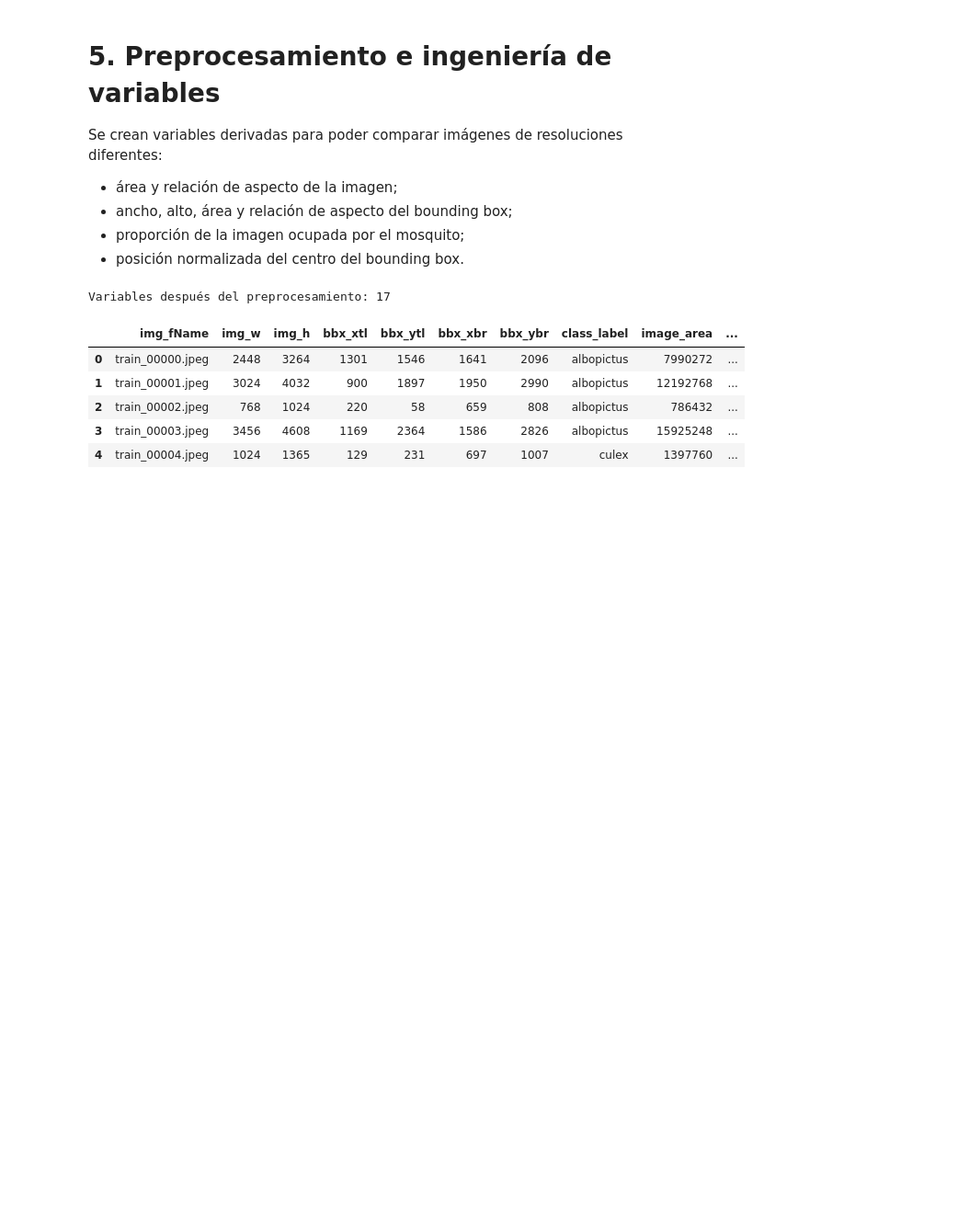
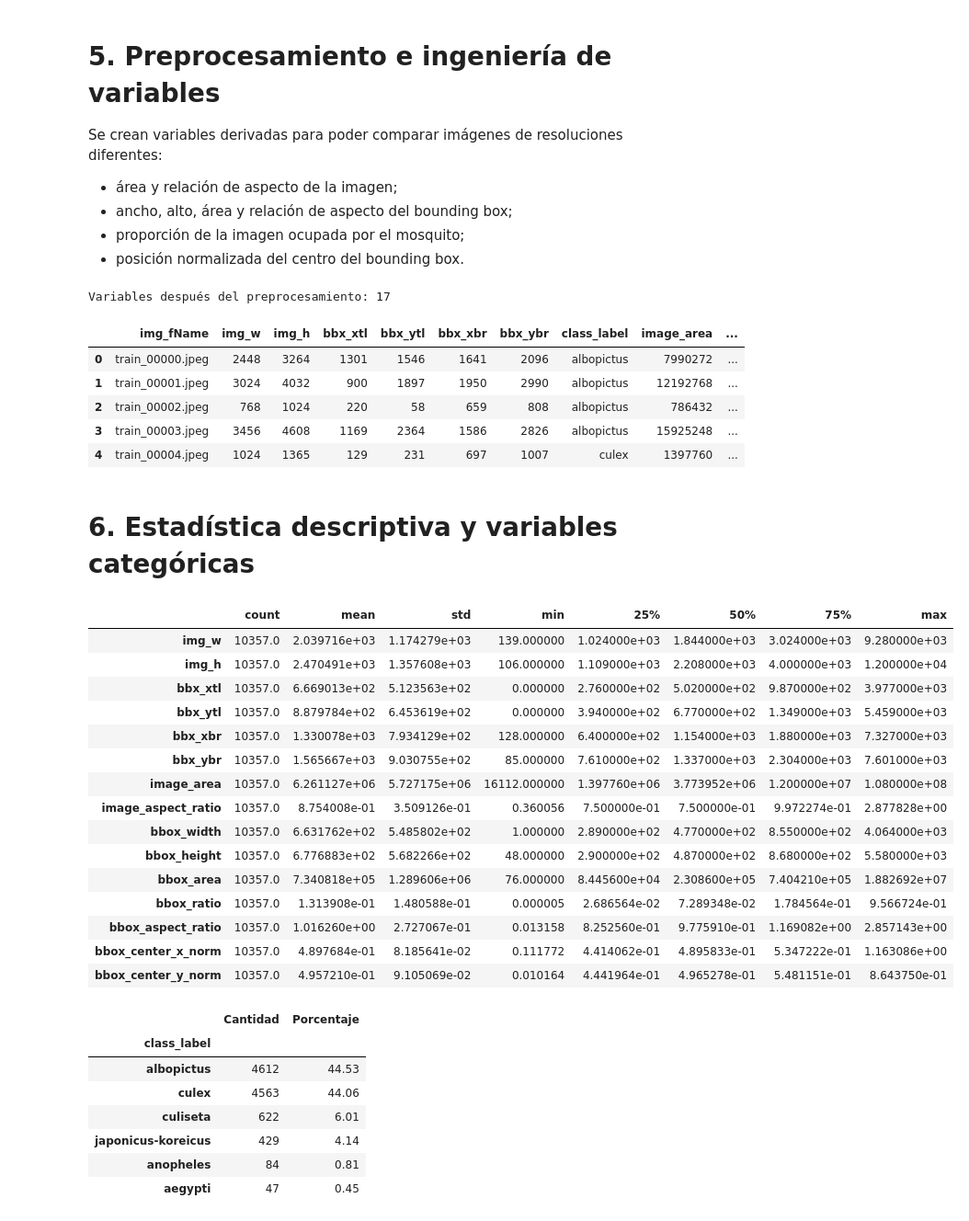
Before and after one commit to Ihan-Marroquin/Proyecto_data, a Jupyter notebook: Proyecto_2_MosquitoAlert.ipynb, the cells around one changed output. Shown at 92% size. Saved outputs shown, nothing was run; the diff lists cells and outputs as text; code cells hidden in the pictures; blank space fills up the shorter version.

```diff
--- a/Proyecto_2_MosquitoAlert.ipynb
+++ b/Proyecto_2_MosquitoAlert.ipynb
@@ -338,3 +338,50 @@ Variables después del preprocesamiento: 17
 | 2 | train_00002.jpeg | 768 | 1024 | 220 | 58 | 659 | 808 | albopictus | 786432 | ... |
 | 3 | train_00003.jpeg | 3456 | 4608 | 1169 | 2364 | 1586 | 2826 | albopictus | 15925248 | ... |
 | 4 | train_00004.jpeg | 1024 | 1365 | 129 | 231 | 697 | 1007 | culex | 1397760 | ... |
+# %% [markdown]
+# 6. Estadística descriptiva y variables categóricas
+# %%
+vars_num = [
+    "img_w","img_h","bbx_xtl","bbx_ytl","bbx_xbr","bbx_ybr",
+    "image_area","image_aspect_ratio","bbox_width","bbox_height",
+    "bbox_area","bbox_ratio","bbox_aspect_ratio",
+    "bbox_center_x_norm","bbox_center_y_norm"
+]
+
+resumen_num = df_clean[vars_num].describe().T
+display(resumen_num)
+resumen_num.to_csv(TABLES / "resumen_variables_numericas.csv")
+
+frecuencias = df_clean["class_label"].value_counts()
+porcentajes = df_clean["class_label"].value_counts(normalize=True) * 100
+tabla_clases = pd.DataFrame({
+    "Cantidad": frecuencias,
+    "Porcentaje": porcentajes.round(2)
+})
+display(tabla_clases)
+tabla_clases.to_csv(TABLES / "frecuencia_clases.csv")
+# %% [output]
+|  | count | mean | std | min | 25% | 50% | 75% | max |
+| img_w | 10357.0 | 2.039716e+03 | 1.174279e+03 | 139.000000 | 1.024000e+03 | 1.844000e+03 | 3.024000e+03 | 9.280000e+03 |
+| img_h | 10357.0 | 2.470491e+03 | 1.357608e+03 | 106.000000 | 1.109000e+03 | 2.208000e+03 | 4.000000e+03 | 1.200000e+04 |
+| bbx_xtl | 10357.0 | 6.669013e+02 | 5.123563e+02 | 0.000000 | 2.760000e+02 | 5.020000e+02 | 9.870000e+02 | 3.977000e+03 |
+| bbx_ytl | 10357.0 | 8.879784e+02 | 6.453619e+02 | 0.000000 | 3.940000e+02 | 6.770000e+02 | 1.349000e+03 | 5.459000e+03 |
+| bbx_xbr | 10357.0 | 1.330078e+03 | 7.934129e+02 | 128.000000 | 6.400000e+02 | 1.154000e+03 | 1.880000e+03 | 7.327000e+03 |
+| bbx_ybr | 10357.0 | 1.565667e+03 | 9.030755e+02 | 85.000000 | 7.610000e+02 | 1.337000e+03 | 2.304000e+03 | 7.601000e+03 |
+| image_area | 10357.0 | 6.261127e+06 | 5.727175e+06 | 16112.000000 | 1.397760e+06 | 3.773952e+06 | 1.200000e+07 | 1.080000e+08 |
+| image_aspect_ratio | 10357.0 | 8.754008e-01 | 3.509126e-01 | 0.360056 | 7.500000e-01 | 7.500000e-01 | 9.972274e-01 | 2.877828e+00 |
+| bbox_width | 10357.0 | 6.631762e+02 | 5.485802e+02 | 1.000000 | 2.890000e+02 | 4.770000e+02 | 8.550000e+02 | 4.064000e+03 |
+| bbox_height | 10357.0 | 6.776883e+02 | 5.682266e+02 | 48.000000 | 2.900000e+02 | 4.870000e+02 | 8.680000e+02 | 5.580000e+03 |
+| bbox_area | 10357.0 | 7.340818e+05 | 1.289606e+06 | 76.000000 | 8.445600e+04 | 2.308600e+05 | 7.404210e+05 | 1.882692e+07 |
+| bbox_ratio | 10357.0 | 1.313908e-01 | 1.480588e-01 | 0.000005 | 2.686564e-02 | 7.289348e-02 | 1.784564e-01 | 9.566724e-01 |
+| bbox_aspect_ratio | 10357.0 | 1.016260e+00 | 2.727067e-01 | 0.013158 | 8.252560e-01 | 9.775910e-01 | 1.169082e+00 | 2.857143e+00 |
+| bbox_center_x_norm | 10357.0 | 4.897684e-01 | 8.185641e-02 | 0.111772 | 4.414062e-01 | 4.895833e-01 | 5.347222e-01 | 1.163086e+00 |
+| bbox_center_y_norm | 10357.0 | 4.957210e-01 | 9.105069e-02 | 0.010164 | 4.441964e-01 | 4.965278e-01 | 5.481151e-01 | 8.643750e-01 |
+|  | Cantidad | Porcentaje |
+| class_label |  |  |
+| albopictus | 4612 | 44.53 |
+| culex | 4563 | 44.06 |
+| culiseta | 622 | 6.01 |
+| japonicus-koreicus | 429 | 4.14 |
+| anopheles | 84 | 0.81 |
+| aegypti | 47 | 0.45 |
```
Also changed, not shown: parts of 8 cells of this notebook.
